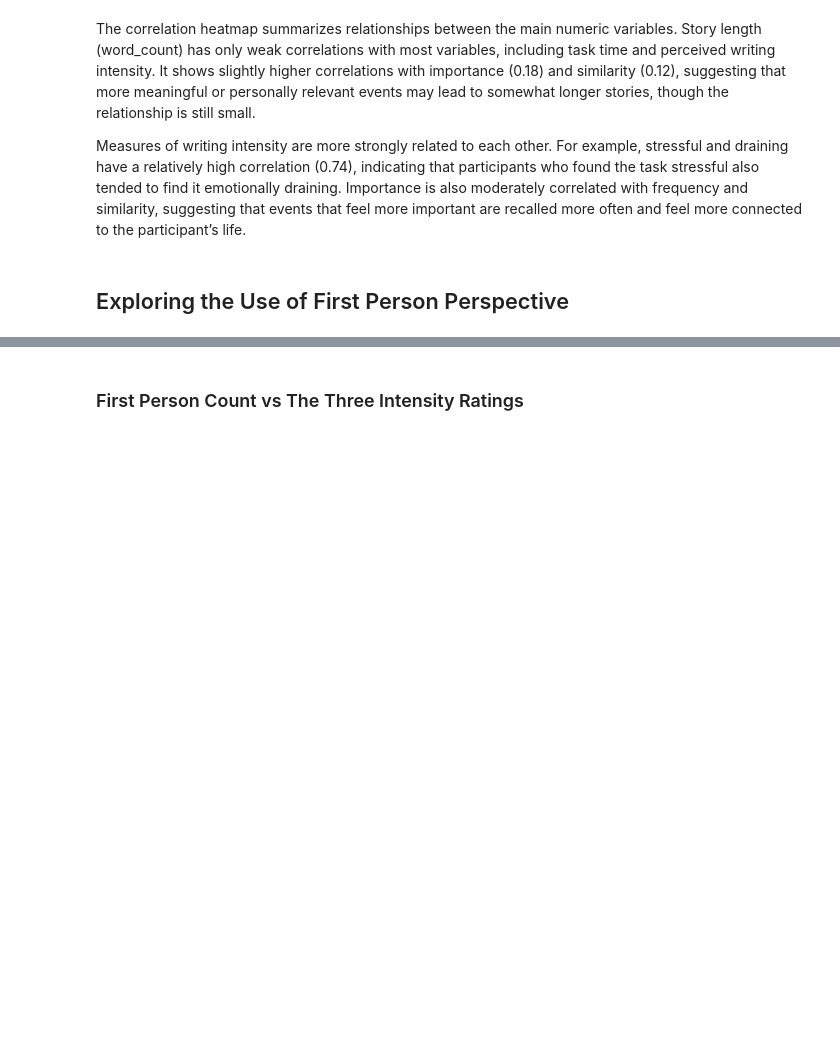
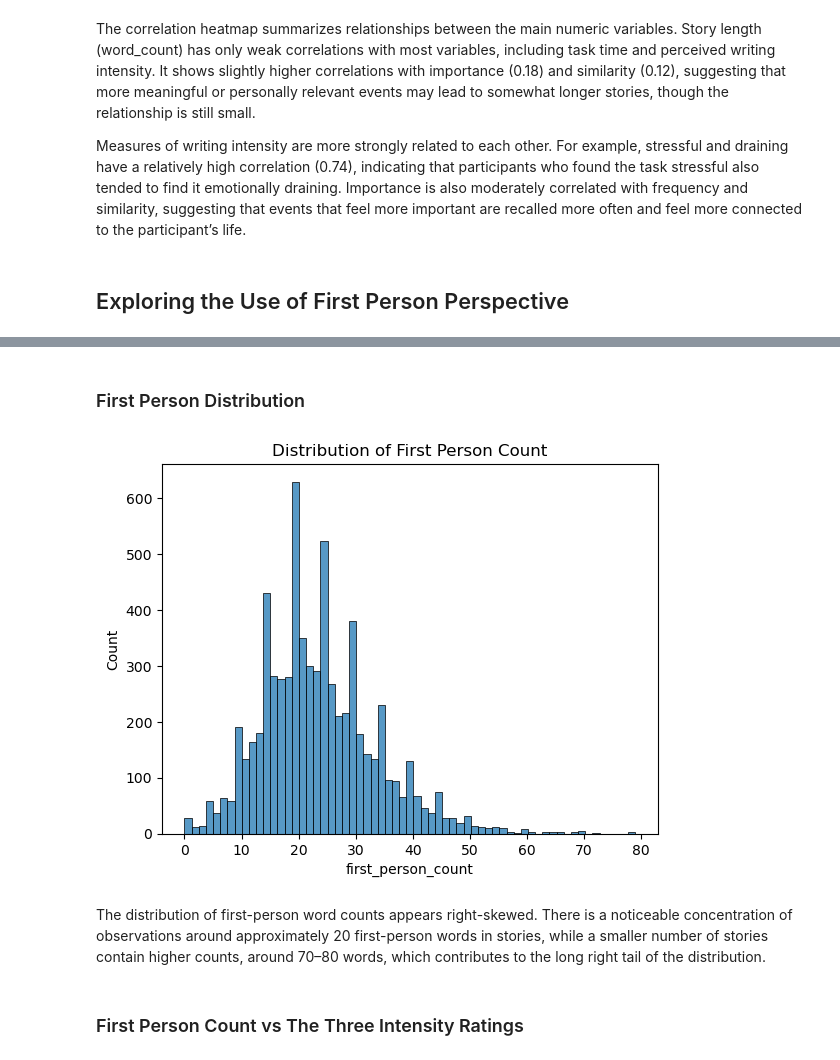
Before and after one commit to emw017/Group125_WI26, a Jupyter notebook: 02-EDACheckpoint.ipynb, the cells around one changed output, grey strips where cells are left out. Cells and saved outputs as stored; diff of their text form; code cells hidden in the pictures; blank space fills up the shorter version.

Commit message:
Addition of Graph

```diff
--- a/02-EDACheckpoint.ipynb
+++ b/02-EDACheckpoint.ipynb
@@ -729,6 +729,17 @@ hippo.head(1)
 # %% [output]
 |  | assignmentId | memType | story | workTimeInSeconds | annotatorAge | annotatorGender | annotatorRace | ... |
 | 0 | 32RIADZISTQWI5XIVG5BN0VMYFRS4U | imagined | Concerts are my most favorite thi... | 1641 | 25.0 | man | white | ... |
+# %% [markdown]
+### First Person Distribution
+# %%
+sns.histplot(hippo['first_person_count'])
+plt.title('Distribution of First Person Count')
+plt.xlabel('first_person_count')
+plt.show()
+# %% [output]
+[figure, added]
+# %% [markdown]
+The distribution of first-person word counts appears right-skewed. There is a noticeable concentration of observations around approximately 20 first-person words in stories, while a smaller number of stories contain higher counts, around 70–80 words, which contributes to the long right tail of the distribution.
 # %% [markdown]
 ### First Person Count vs The Three Intensity Ratings
 # %%
```
Also changed, not shown: parts of 2 cells of this notebook.
